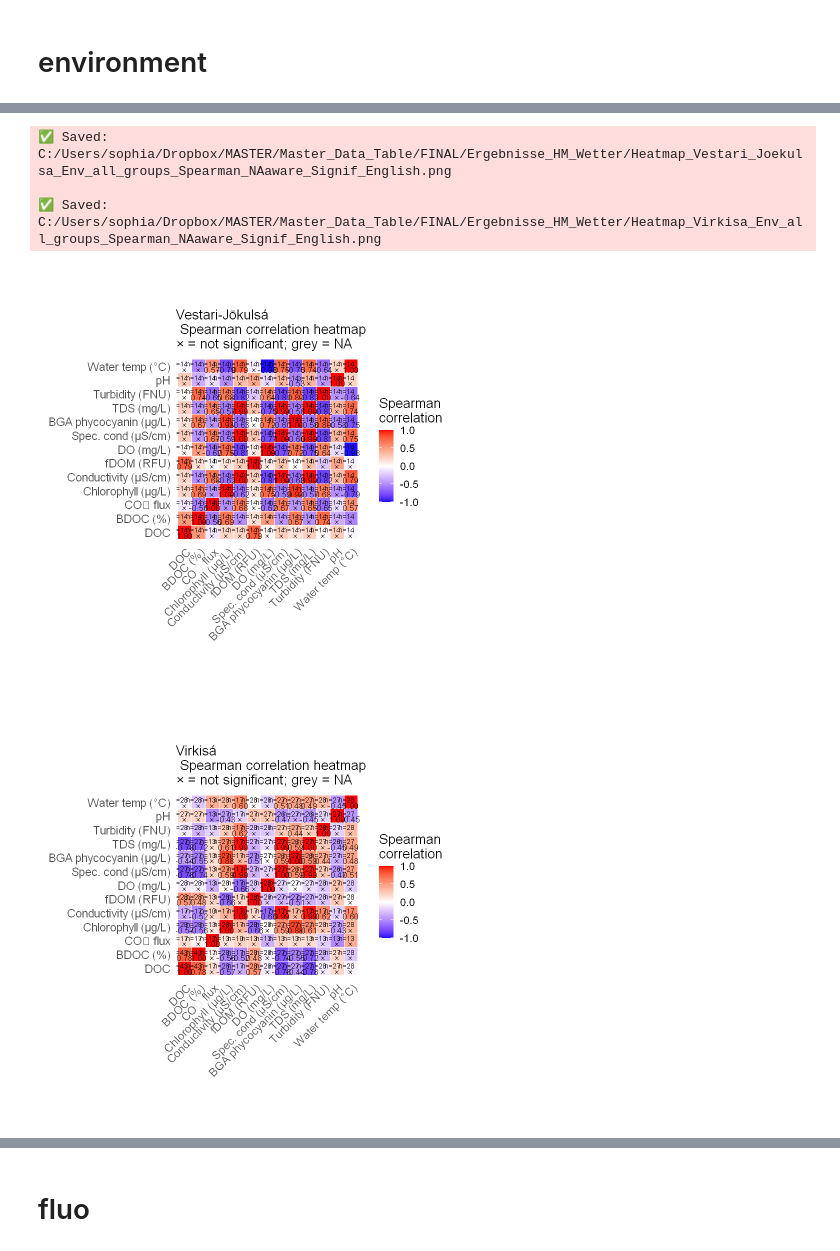
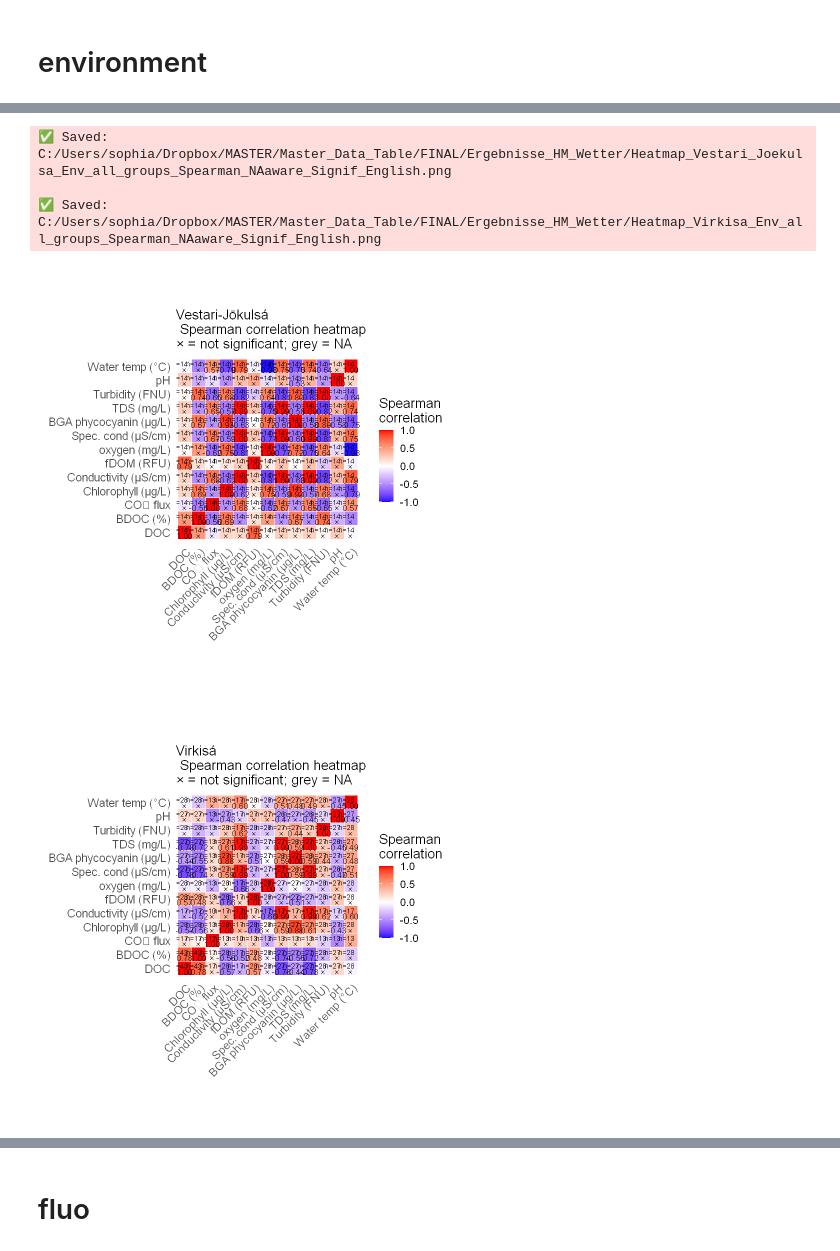
Before and after one commit to kokkaso/MA_supplementary_Data, a Jupyter notebook: notebooks/Statistic/heatmap/FINAL_heatmap_final.ipynb, the cells around one changed output, grey strips where cells are left out. Drawn from its saved outputs; the diff is of its cells as text; code cells hidden in the pictures.

```diff
--- a/notebooks/Statistic/heatmap/FINAL_heatmap_final.ipynb
+++ b/notebooks/Statistic/heatmap/FINAL_heatmap_final.ipynb
@@ -388,7 +436,7 @@ rename_map <- c(
   Chlorophyll_ugperL       = "Chlorophyll (µg/L)",
   Cond_uSpercm_korr        = "Conductivity (µS/cm)",
   fDOM_RFU                 = "fDOM (RFU)",
-  ODO_mgperL               = "DO (mg/L)",
+  ODO_mgperL               = "oxygen (mg/L)",
   SpCond_uSpercm_korr      = "Spec. cond (µS/cm)",
   BGA_PC_ugperL            = "BGA phycocyanin (µg/L)",
   TDS_mgperL_korr          = "TDS (mg/L)",
@@ -500,32 +548,32 @@ make_plot_env <- function(river_id) {
                          name = leg_name, na.value = "grey90") +
     coord_fixed() +
     theme_minimal(base_size = 16) +
     theme(
       axis.text.x = element_text(size = 14, angle = 45, vjust = 1, hjust = 1),
       axis.text.y = element_text(size = 14),
       axis.title  = element_blank(),
       panel.grid  = element_blank(),
       plot.title  = element_text(size = 16, face = "plain")
     ) +
     labs(title = paste0(pretty_name(river_id), "\n ", toTitleCase(corr_type),
                         " correlation heatmap \n× = not significant; grey = NA"))
 
   outfile <- file.path(
     out_dir,
     paste0("Heatmap_", river_id, "_Env_", gsub("[ =]", "_", group_label), "_",
            toTitleCase(corr_type), "_NAaware_Signif_English.png")
   )
   ggsave(outfile, plot = p, width = 10, height = 10, dpi = 300)
   message("✅ Saved: ", outfile)
   print(p)
 }
 
 # 🚀 Beide Flüsse
 make_plot_env("Vestari_Joekulsa")
 make_plot_env("Virkisa")
 # %% [output]
 ✅ Saved: C:/Users/sophia/Dropbox/MASTER/Master_Data_Table/FINAL/Ergebnisse_HM_Wetter/Heatmap_Vestari_Joekulsa_Env_all_groups_Spearman_NAaware_Signif_English.png
 
 ✅ Saved: C:/Users/sophia/Dropbox/MASTER/Master_Data_Table/FINAL/Ergebnisse_HM_Wetter/Heatmap_Virkisa_Env_all_groups_Spearman_NAaware_Signif_English.png
-[figure, old version]
+[figure, new version]
-[figure, old version]
+[figure, new version]
```
Also changed, not shown: parts of 28 cells of this notebook.
